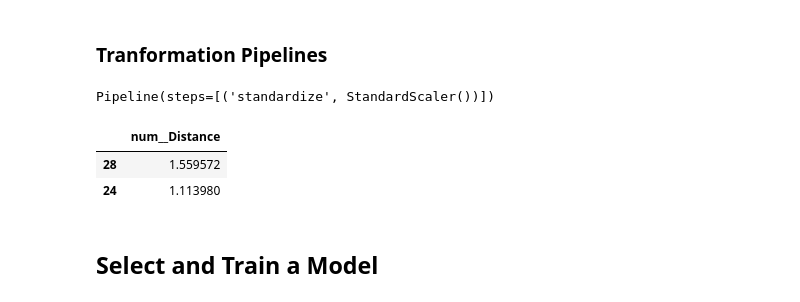
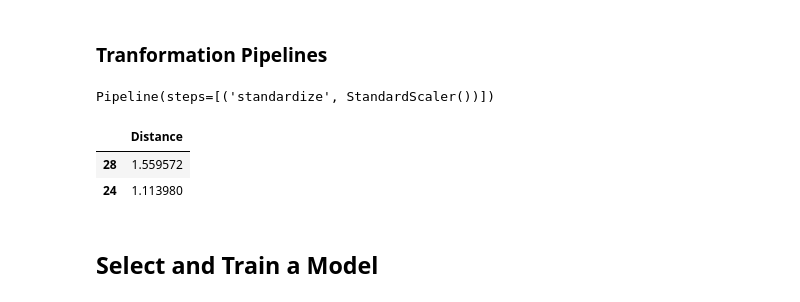
Before and after one commit to albert-santos/path_loss_prediction, a Jupyter notebook: path_loss_prediction.ipynb, the cells around one changed output. Drawn from its saved outputs; the diff is of its cells as text; code cells hidden in the pictures.

```diff
--- a/path_loss_prediction.ipynb
+++ b/path_loss_prediction.ipynb
@@ -102,18 +109,18 @@ Pipeline(steps=[('standardize', StandardScaler())])
 # %%
 from sklearn.compose import ColumnTransformer
 
 # Aplication of the pipeline
 preprocessing = ColumnTransformer([
-    ("num", numerical_pipeline,features.columns)
+    ("num", numerical_pipeline, features.columns)
 ])
 
 features_prepared = preprocessing.fit_transform(features)
 
 # Create a dataframe to visualize the data after the preprocessing (optional)
-df_features_prepared = pd.DataFrame(features_prepared, columns= preprocessing.get_feature_names_out(), index=features.index)
+df_features_prepared = pd.DataFrame(features_prepared, columns=features.columns, index=features.index)
 df_features_prepared.head(2)
 # %% [output]
-|  | num__Distance |
+|  | Distance |
 | 28 | 1.559572 |
 | 24 | 1.113980 |
 # %% [markdown]
```
Also changed, not shown: parts of 7 cells of this notebook, 1 other file.
